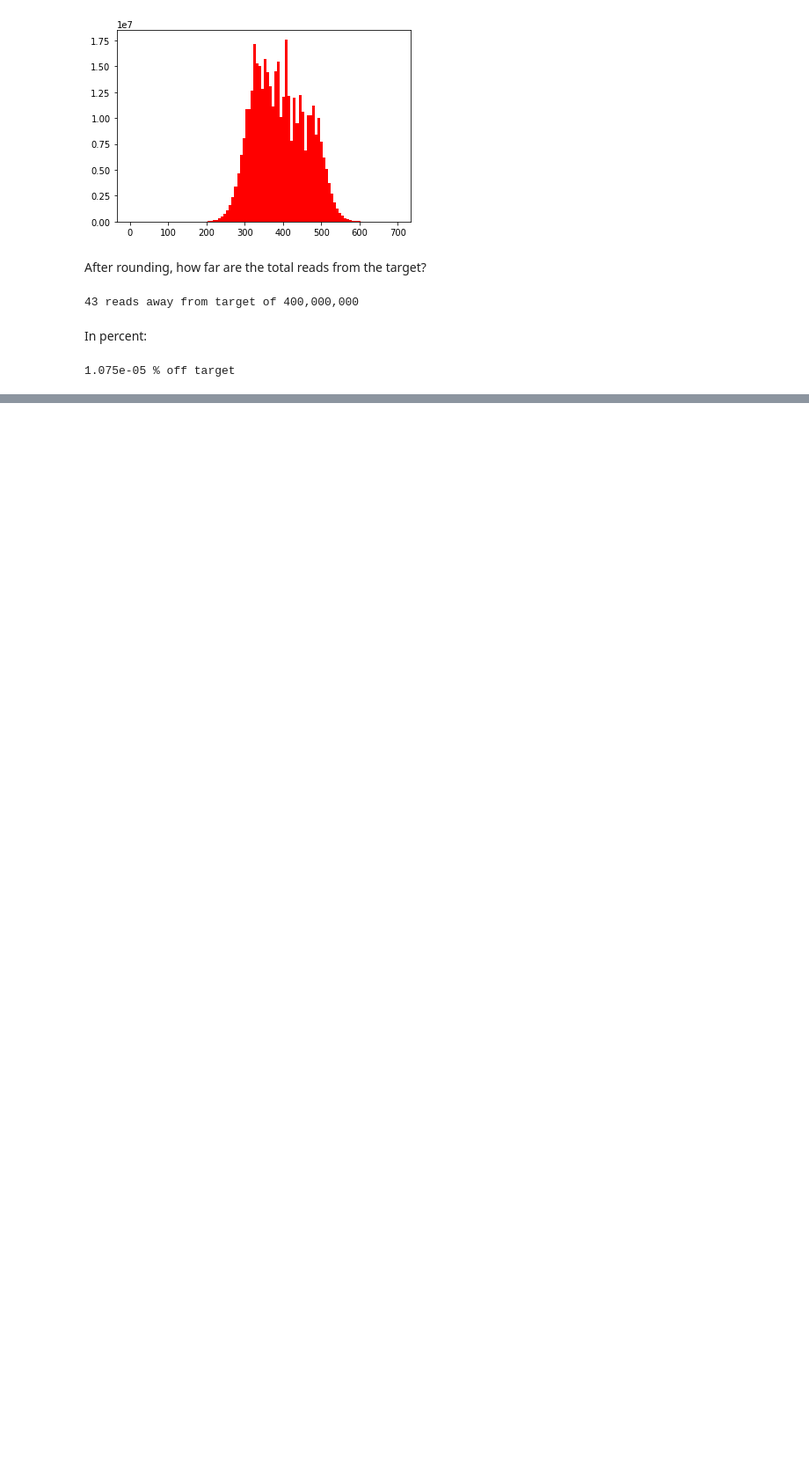
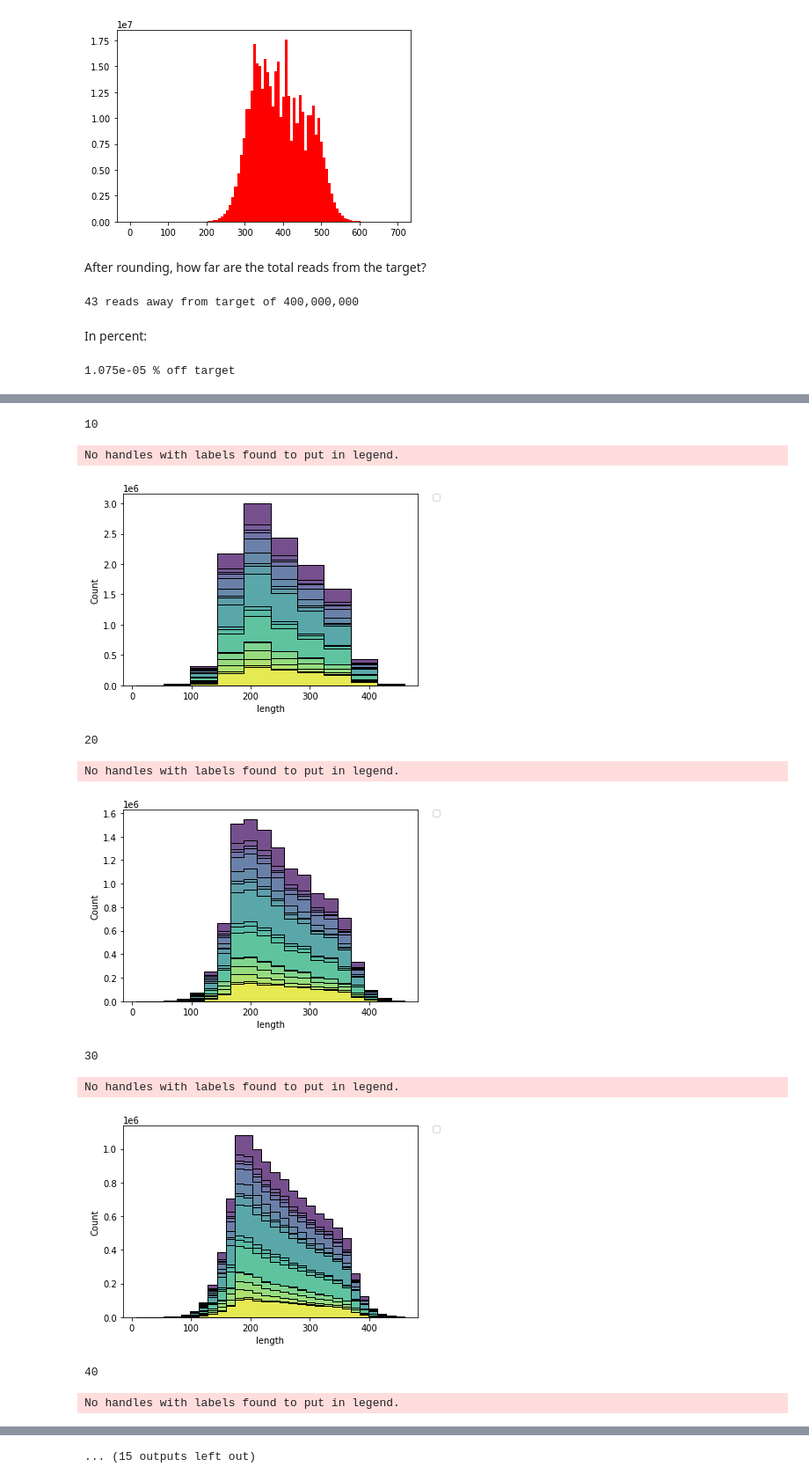
Before and after one commit to ryandkuster/readsynth, a Jupyter notebook: notebooks/total_reads_approach.ipynb, the cells around one changed output, grey strips where cells are left out. Shown at 88% size. Drawn from its saved outputs; the diff is of its cells as text; code cells hidden in the pictures; blank space fills up the shorter version.

```diff
--- a/notebooks/total_reads_approach.ipynb
+++ b/notebooks/total_reads_approach.ipynb
@@ -268,0 +285,19 @@ print(f'{((n - sum(new_fragments_freq.values()))/n)*100} % off target')
+# %%
+total_freqs = pd.read_csv('../tests/test_metagenome0/test.csv')
+for bin_test in range(10, 100, 10):
+    print(bin_test)
+    sns.histplot(data=total_freqs, x=total_freqs['length'], hue=total_freqs['name'], weights=total_freqs['test'], palette="viridis", multiple="stack", bins=bin_test, element="step")
+    plt.legend(bbox_to_anchor=(1.05, 1), loc=2, borderaxespad=0.)
+    plt.show()
+# %% [output]
+10
+No handles with labels found to put in legend.
+[figure, added]
+20
+No handles with labels found to put in legend.
+[figure, added]
+30
+No handles with labels found to put in legend.
+[figure, added]
+40
+No handles with labels found to put in legend.
@@ -268,0 +305 @@ print(f'{((n - sum(new_fragments_freq.values()))/n)*100} % off target')
+... (15 outputs left out)
```
Also changed, not shown: parts of 11 cells of this notebook, 12 other files.
